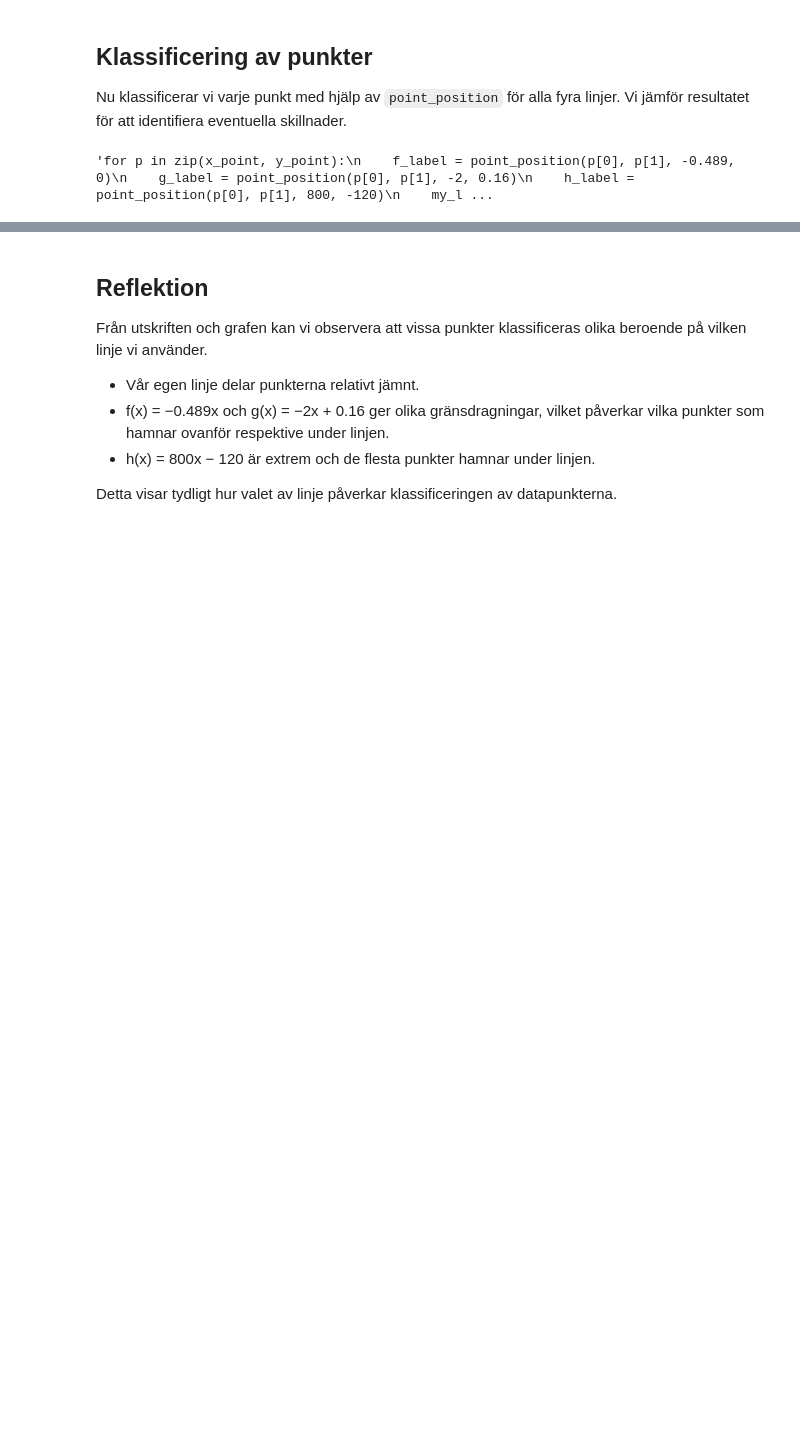
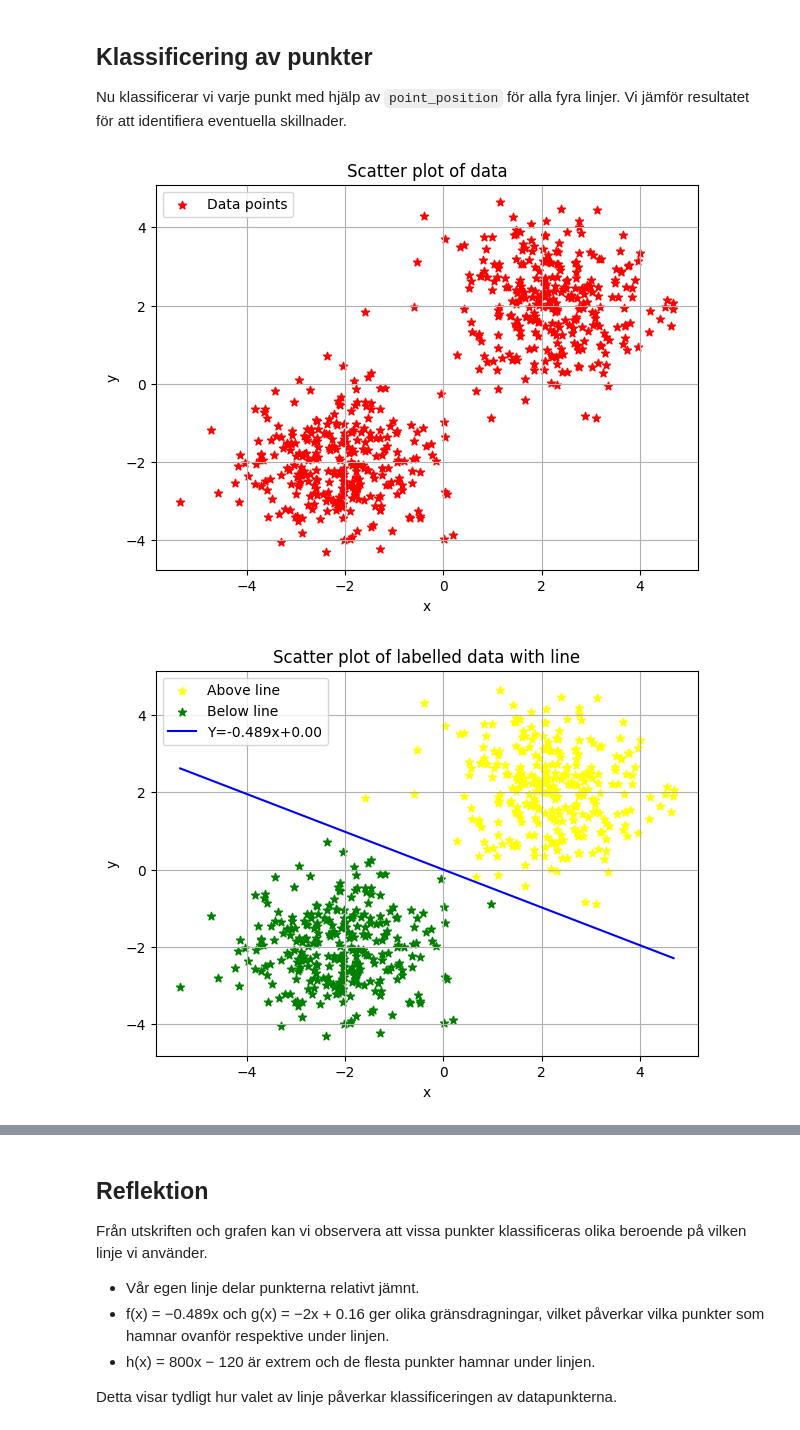
Before and after one commit to nouralahmad89-crypto/Labb3, a Jupyter notebook: report.ipynb, the cells around one changed output, grey strips where cells are left out. Drawn from its saved outputs; the diff is of its cells as text; code cells hidden in the pictures; blank space fills up the shorter version.

Commit message:
VG uppgift del i)

```diff
--- a/report.ipynb
+++ b/report.ipynb
@@ -54,21 +62,9 @@ plt.grid(True)
 
 Nu klassificerar vi varje punkt med hjälp av `point_position` för alla fyra linjer. Vi jämför resultatet för att identifiera eventuella skillnader.
 # %%
-""" VG uppgift:
-ii) Använda även dessa nya funktioner för att klassifiera datan.
- f(x) = −0.489x
- g(x) = −2x+0.16
- h(x) = 800x−120"""
-
-from main import point_position
-
-"""for p in zip(x_point, y_point):
-    f_label = point_position(p[0], p[1], -0.489, 0)
-    g_label = point_position(p[0], p[1], -2, 0.16)
-    h_label = point_position(p[0], p[1], 800, -120)
-    my_label = point_position(p[0], p[1], ln.k, ln.m)
-
-    print(p, "=> min linje:", my_label, " f(x):", f_label, " g(x):", g_label, " h(x):", h_label)
+"""iii) Använda dessa nya funktioner
+ för att klassifiera datan
 """
 # %% [output]
-'for p in zip(x_point, y_point):\n    f_label = point_position(p[0], p[1], -0.489, 0)\n    g_label = point_position(p[0], p[1], -2, 0.16)\n    h_label = point_position(p[0], p[1], 800, -120)\n    my_l ...
+[figure, added]
+[figure, added]
```
Also changed, not shown: parts of 2 cells of this notebook, 2 other files.
